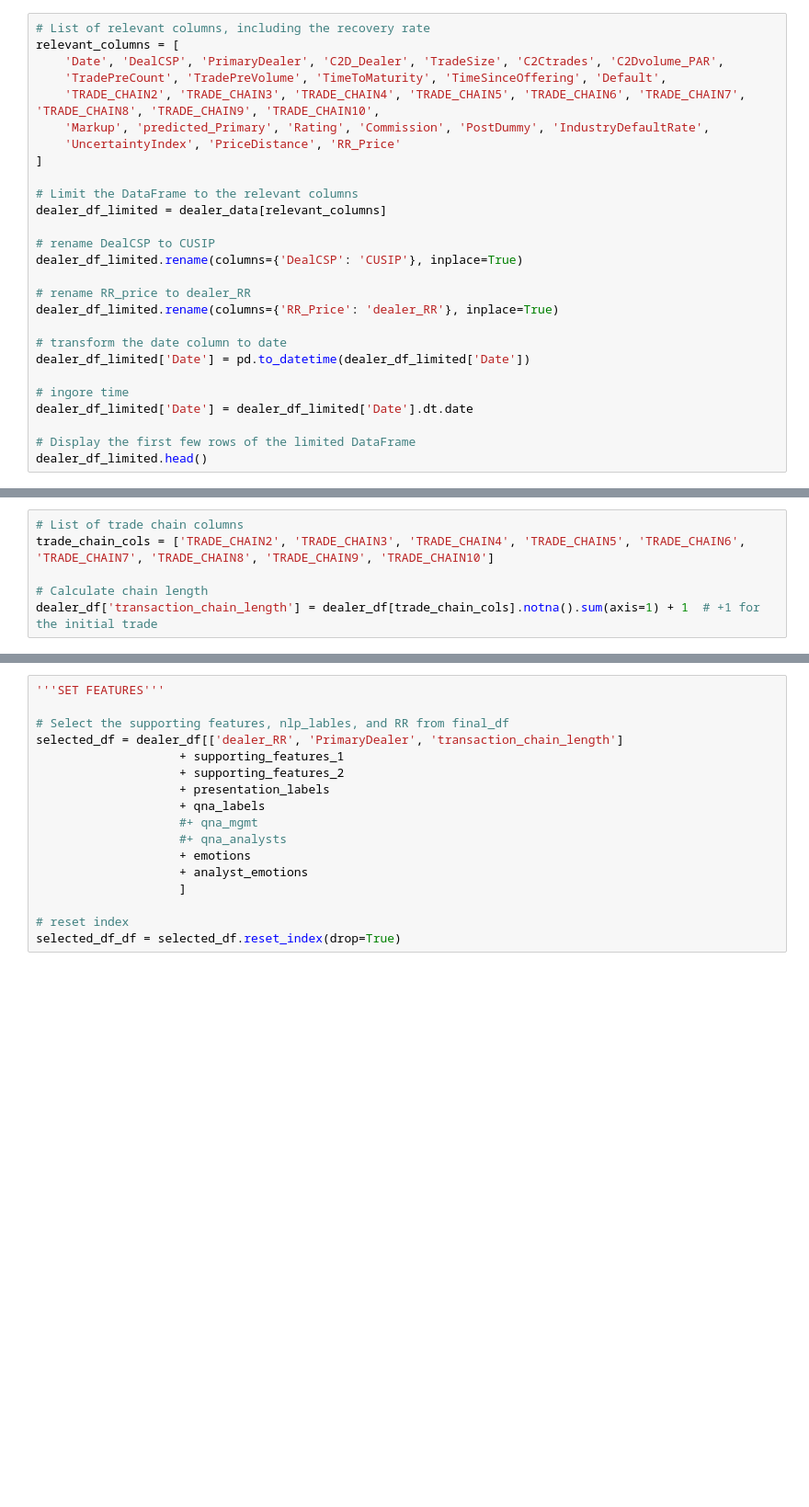
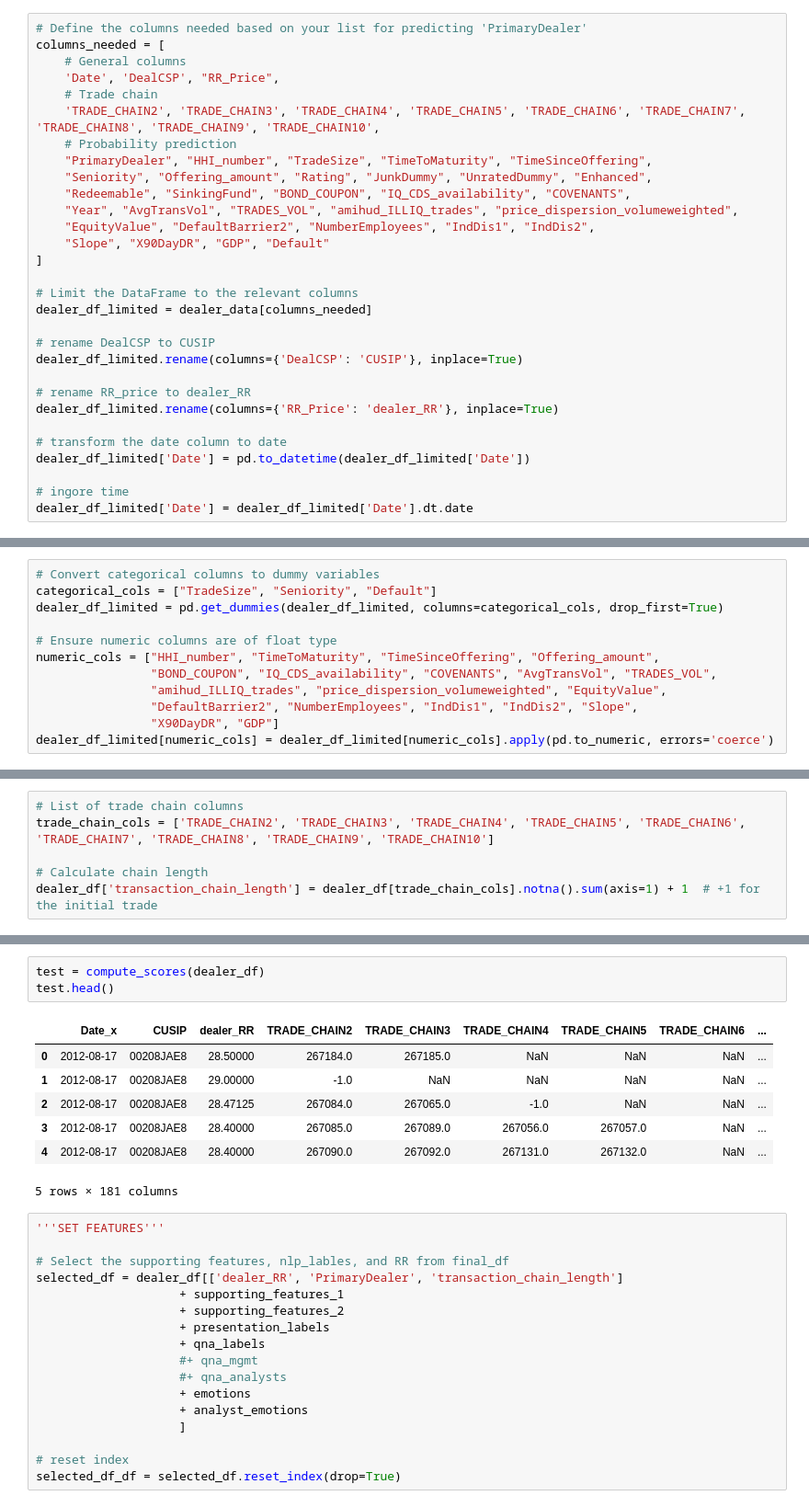
Before and after one commit to constantin1101/LLM_CreditorRRPrediction, a Jupyter notebook: dealer_analysis.ipynb, the cells around one changed output, grey strips where cells are left out. Shown at 92% size. Saved outputs shown, nothing was run; the diff lists cells and outputs as text; blank space fills up the shorter version.

```diff
--- a/dealer_analysis.ipynb
+++ b/dealer_analysis.ipynb
@@ -13,17 +14,23 @@ import numpy as np
 # %%
 dealer_data = pd.read_csv('dealer/dealer_data.csv')
 # %%
-# List of relevant columns, including the recovery rate
-relevant_columns = [
-    'Date', 'DealCSP', 'PrimaryDealer', 'C2D_Dealer', 'TradeSize', 'C2Ctrades', 'C2Dvolume_PAR',
-    'TradePreCount', 'TradePreVolume', 'TimeToMaturity', 'TimeSinceOffering', 'Default',
+# Define the columns needed based on your list for predicting 'PrimaryDealer'
+columns_needed = [
+    # General columns
+    'Date', 'DealCSP', "RR_Price",
+    # Trade chain
     'TRADE_CHAIN2', 'TRADE_CHAIN3', 'TRADE_CHAIN4', 'TRADE_CHAIN5', 'TRADE_CHAIN6', 'TRADE_CHAIN7', 'TRADE_CHAIN8', 'TRADE_CHAIN9', 'TRADE_CHAIN10',
-    'Markup', 'predicted_Primary', 'Rating', 'Commission', 'PostDummy', 'IndustryDefaultRate',
-    'UncertaintyIndex', 'PriceDistance', 'RR_Price'
+    # Probability prediction
+    "PrimaryDealer", "HHI_number", "TradeSize", "TimeToMaturity", "TimeSinceOffering",
+    "Seniority", "Offering_amount", "Rating", "JunkDummy", "UnratedDummy", "Enhanced",
+    "Redeemable", "SinkingFund", "BOND_COUPON", "IQ_CDS_availability", "COVENANTS",
+    "Year", "AvgTransVol", "TRADES_VOL", "amihud_ILLIQ_trades", "price_dispersion_volumeweighted",
+    "EquityValue", "DefaultBarrier2", "NumberEmployees", "IndDis1", "IndDis2",
+    "Slope", "X90DayDR", "GDP", "Default"
 ]
 
 # Limit the DataFrame to the relevant columns
-dealer_df_limited = dealer_data[relevant_columns]
+dealer_df_limited = dealer_data[columns_needed]
 
 # rename DealCSP to CUSIP
 dealer_df_limited.rename(columns={'DealCSP': 'CUSIP'}, inplace=True)
@@ -36,9 +43,6 @@ dealer_df_limited['Date'] = pd.to_datetime(dealer_df_limited['Date'])
 
 # ingore time
 dealer_df_limited['Date'] = dealer_df_limited['Date'].dt.date
-
-# Display the first few rows of the limited DataFrame
-dealer_df_limited.head()
 # %% [output]
 A value is trying to be set on a copy of a slice from a DataFrame
 
@@ -64,3 +61,15 @@ See the caveats in the documentation: https://pandas.pydata.org/pandas-docs/stab
+# %%
+# Convert categorical columns to dummy variables
+categorical_cols = ["TradeSize", "Seniority", "Default"]
+dealer_df_limited = pd.get_dummies(dealer_df_limited, columns=categorical_cols, drop_first=True)
+
+# Ensure numeric columns are of float type
+numeric_cols = ["HHI_number", "TimeToMaturity", "TimeSinceOffering", "Offering_amount",
+                "BOND_COUPON", "IQ_CDS_availability", "COVENANTS", "AvgTransVol", "TRADES_VOL",
+                "amihud_ILLIQ_trades", "price_dispersion_volumeweighted", "EquityValue",
+                "DefaultBarrier2", "NumberEmployees", "IndDis1", "IndDis2", "Slope",
+                "X90DayDR", "GDP"]
+dealer_df_limited[numeric_cols] = dealer_df_limited[numeric_cols].apply(pd.to_numeric, errors='coerce')
 # %%
 presentation_analysis = pd.read_csv('transcripts/LLM_outputs_presentation.csv')
 qna_analysis = pd.read_csv('transcripts/LLM_QnA_analysis.csv')
@@ -332,3 +482,14 @@ def create_significant_chart(model):
+# %%
+test = compute_scores(dealer_df)
+test.head()
+# %% [output]
+|  | Date_x | CUSIP | dealer_RR | TRADE_CHAIN2 | TRADE_CHAIN3 | TRADE_CHAIN4 | TRADE_CHAIN5 | TRADE_CHAIN6 | ... |
+| 0 | 2012-08-17 | 00208JAE8 | 28.50000 | 267184.0 | 267185.0 | NaN | NaN | NaN | ... |
+| 1 | 2012-08-17 | 00208JAE8 | 29.00000 | -1.0 | NaN | NaN | NaN | NaN | ... |
+| 2 | 2012-08-17 | 00208JAE8 | 28.47125 | 267084.0 | 267065.0 | -1.0 | NaN | NaN | ... |
+| 3 | 2012-08-17 | 00208JAE8 | 28.40000 | 267085.0 | 267089.0 | 267056.0 | 267057.0 | NaN | ... |
+| 4 | 2012-08-17 | 00208JAE8 | 28.40000 | 267090.0 | 267092.0 | 267131.0 | 267132.0 | NaN | ... |
+5 rows × 181 columns
 # %%
 '''SET FEATURES'''
 
```
Also changed, not shown: parts of 19 cells of this notebook.
